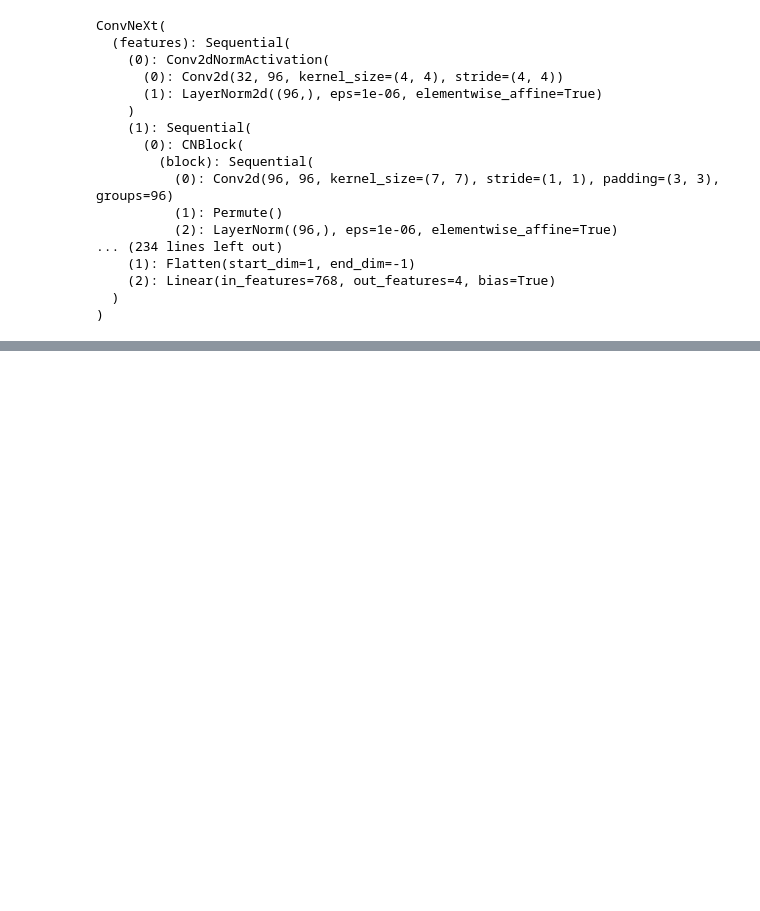
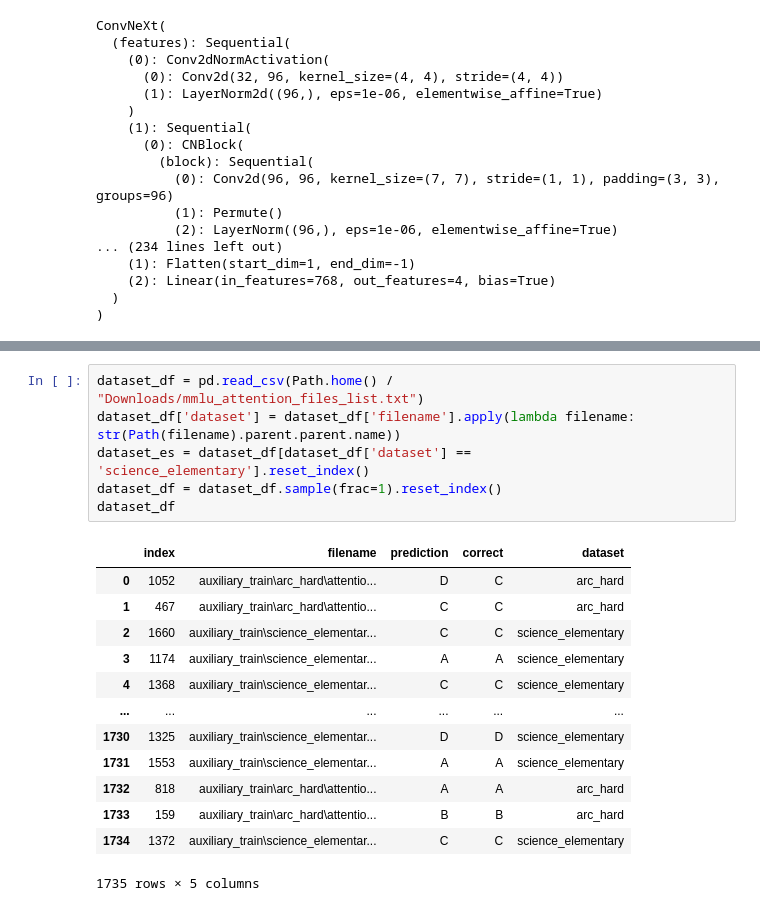
Before and after one commit to sachinkadyan7/LLaMaCorrectnessPrediction, a Jupyter notebook: PyTorch CNNs.ipynb, the cells around one changed output, grey strips where cells are left out. Drawn from its saved outputs; the diff is of its cells as text; blank space fills up the shorter version.

```diff
--- a/PyTorch CNNs.ipynb
+++ b/PyTorch CNNs.ipynb
@@ -673,0 +747,20 @@ print(f'Epoch {epoch}: Validation AUROC:', sum(val_auroc) / len(val_auroc))
+# %%
+dataset_df = pd.read_csv(Path.home() / "Downloads/mmlu_attention_files_list.txt")
+dataset_df['dataset'] = dataset_df['filename'].apply(lambda filename: str(Path(filename).parent.parent.name))
+dataset_es = dataset_df[dataset_df['dataset'] == 'science_elementary'].reset_index()
+dataset_df = dataset_df.sample(frac=1).reset_index()
+dataset_df
+# %% [output]
+|  | index | filename | prediction | correct | dataset |
+| 0 | 1052 | auxiliary_train\arc_hard\attentio... | D | C | arc_hard |
+| 1 | 467 | auxiliary_train\arc_hard\attentio... | C | C | arc_hard |
+| 2 | 1660 | auxiliary_train\science_elementar... | C | C | science_elementary |
+| 3 | 1174 | auxiliary_train\science_elementar... | A | A | science_elementary |
+| 4 | 1368 | auxiliary_train\science_elementar... | C | C | science_elementary |
+| ... | ... | ... | ... | ... | ... |
+| 1730 | 1325 | auxiliary_train\science_elementar... | D | D | science_elementary |
+| 1731 | 1553 | auxiliary_train\science_elementar... | A | A | science_elementary |
+| 1732 | 818 | auxiliary_train\arc_hard\attentio... | A | A | arc_hard |
+| 1733 | 159 | auxiliary_train\arc_hard\attentio... | B | B | arc_hard |
+| 1734 | 1372 | auxiliary_train\science_elementar... | C | C | science_elementary |
+1735 rows × 5 columns
```
Also changed, not shown: parts of 64 cells of this notebook.
